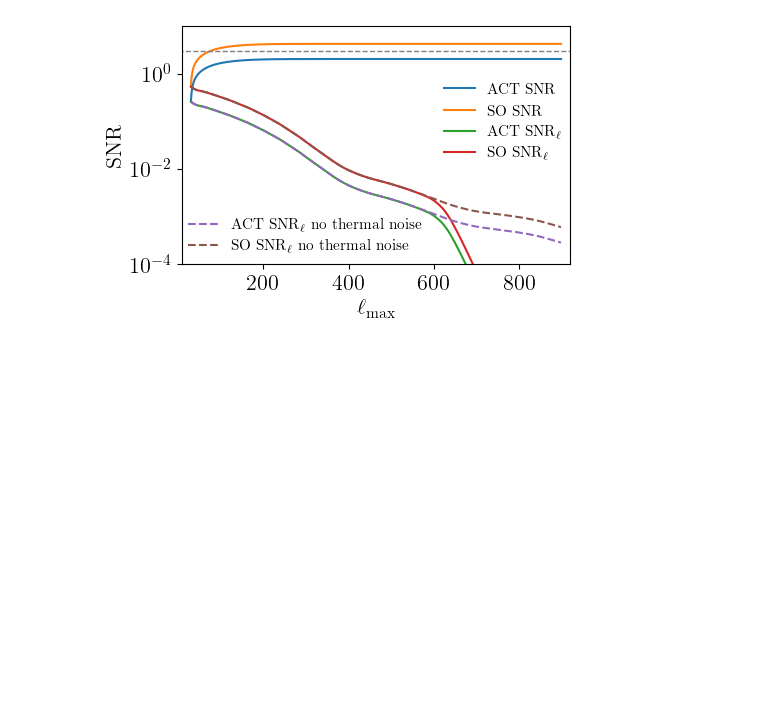
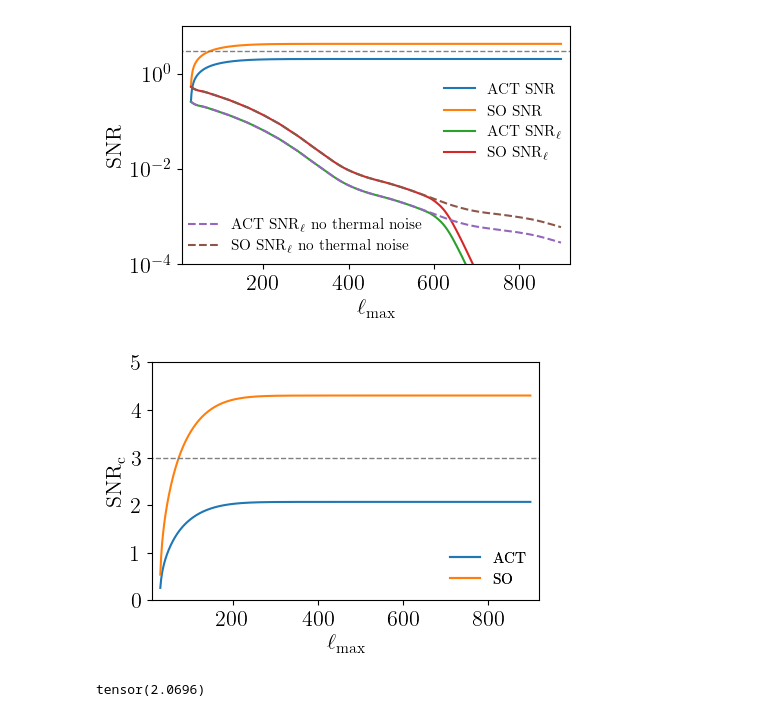
Before and after one commit to Einste11N/SquareField_CrossCorrelation, a Jupyter notebook: Inspection.ipynb, the cells around one changed output. Cells and saved outputs as stored; diff of their text form; code cells hidden in the pictures; blank space fills up the shorter version.

Commit message:
update figures

```diff
--- a/Inspection.ipynb
+++ b/Inspection.ipynb
@@ -1070,3 +1073,30 @@ plt.savefig('Figs/SNR_compare.pdf', bbox_inches = 'tight')
 plt.show()
 # %% [output]
 [figure]
+# %%
+fig = plt.figure(figsize=(5,3.09), dpi=100)
+
+
+SNRACT, = plt.plot(l30_900, np.sqrt(SNR_cs_list[0]), label=r'ACT')
+SNRSO, = plt.plot(l30_900, np.sqrt(SNR_cs_list[1]), label=r'SO')
+
+legend1 = plt.legend(handles=[SNRACT,SNRSO], fontsize=11, frameon=False)
+plt.gca().add_artist(legend1)
+
+# plt.xscale('log')
+# plt.yscale('log')
+plt.xlim([10,920])
+plt.ylim([0,5])
+plt.hlines(3, 0, 1000, colors='grey', linestyles='dashed', lw=1)
+
+plt.xlabel(r'$\ell_{\mathrm{max}}$', usetex=True)
+plt.ylabel(r'$\mathrm{SNR}_\mathrm{c}$')
+
+plt.savefig('Figs/SNR_compare_cumul.pdf', bbox_inches = 'tight')
+plt.show()
+# %% [output]
+[figure, added]
+# %%
+np.sqrt(SNR_cs_list[0][-1])
+# %% [output]
+tensor(2.0696)
```
Also changed, not shown: parts of 2 cells of this notebook, 2 other files.
